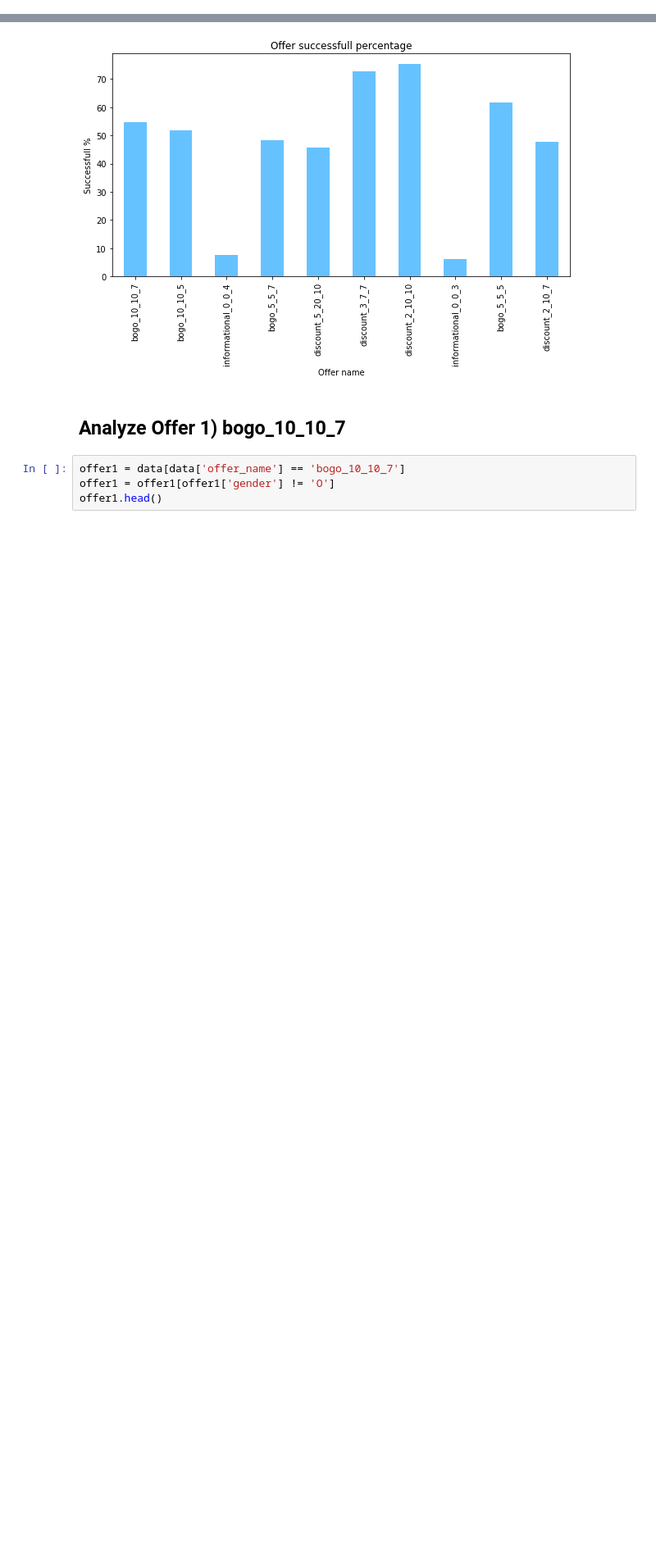
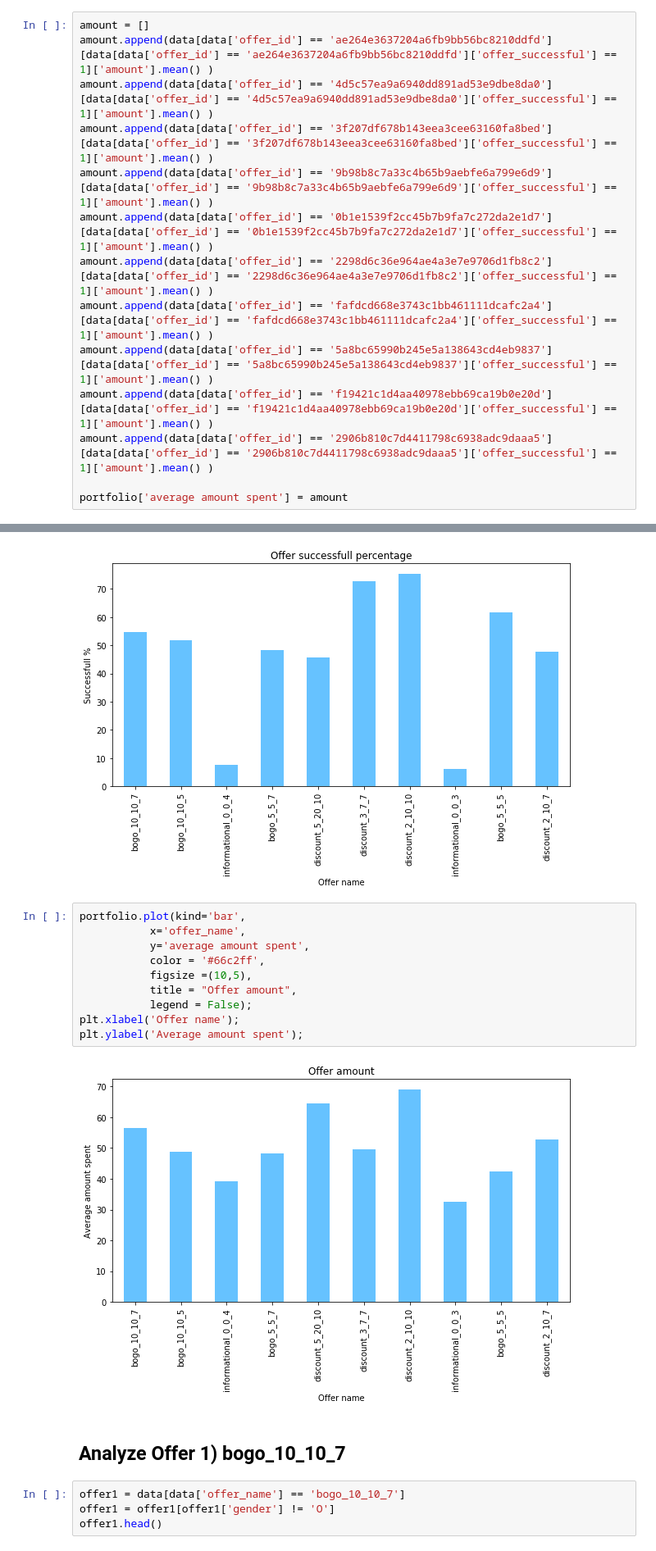
Before and after one commit to amitborkar98/Starbucks-capstone, a Jupyter notebook: Starbucks_Capstone_notebook.ipynb, the cells around one changed output, grey strips where cells are left out. Shown: that part at 82% size. Cells and saved outputs as stored; diff of their text form; blank space fills up the shorter version.

Commit message:
calculated average amount spent for each offer

```diff
--- a/Starbucks_Capstone_notebook.ipynb
+++ b/Starbucks_Capstone_notebook.ipynb
@@ -501,6 +501,20 @@ data.head()
 | 3 | f19421c1d4aa40978ebb69ca19b0e20d | 78afa995795e4d85b5d9ceeca43f5fef | 21.0 | 48.28 | 1 | 0 | 5 | 5 | ... |
 | 4 | 2906b810c7d4411798c6938adc9daaa5 | e2127556f4f64592b11af22de27a7932 | 0.0 | 0.00 | 0 | 0 | 2 | 10 | ... |
 5 rows × 21 columns
+# %%
+amount = []
+amount.append(data[data['offer_id'] == 'ae264e3637204a6fb9bb56bc8210ddfd'][data[data['offer_id'] == 'ae264e3637204a6fb9bb56bc8210ddfd']['offer_successful'] == 1]['amount'].mean() )
+amount.append(data[data['offer_id'] == '4d5c57ea9a6940dd891ad53e9dbe8da0'][data[data['offer_id'] == '4d5c57ea9a6940dd891ad53e9dbe8da0']['offer_successful'] == 1]['amount'].mean() )
+amount.append(data[data['offer_id'] == '3f207df678b143eea3cee63160fa8bed'][data[data['offer_id'] == '3f207df678b143eea3cee63160fa8bed']['offer_successful'] == 1]['amount'].mean() )
+amount.append(data[data['offer_id'] == '9b98b8c7a33c4b65b9aebfe6a799e6d9'][data[data['offer_id'] == '9b98b8c7a33c4b65b9aebfe6a799e6d9']['offer_successful'] == 1]['amount'].mean() )
+amount.append(data[data['offer_id'] == '0b1e1539f2cc45b7b9fa7c272da2e1d7'][data[data['offer_id'] == '0b1e1539f2cc45b7b9fa7c272da2e1d7']['offer_successful'] == 1]['amount'].mean() )
+amount.append(data[data['offer_id'] == '2298d6c36e964ae4a3e7e9706d1fb8c2'][data[data['offer_id'] == '2298d6c36e964ae4a3e7e9706d1fb8c2']['offer_successful'] == 1]['amount'].mean() )
+amount.append(data[data['offer_id'] == 'fafdcd668e3743c1bb461111dcafc2a4'][data[data['offer_id'] == 'fafdcd668e3743c1bb461111dcafc2a4']['offer_successful'] == 1]['amount'].mean() )
+amount.append(data[data['offer_id'] == '5a8bc65990b245e5a138643cd4eb9837'][data[data['offer_id'] == '5a8bc65990b245e5a138643cd4eb9837']['offer_successful'] == 1]['amount'].mean() )
+amount.append(data[data['offer_id'] == 'f19421c1d4aa40978ebb69ca19b0e20d'][data[data['offer_id'] == 'f19421c1d4aa40978ebb69ca19b0e20d']['offer_successful'] == 1]['amount'].mean() )
+amount.append(data[data['offer_id'] == '2906b810c7d4411798c6938adc9daaa5'][data[data['offer_id'] == '2906b810c7d4411798c6938adc9daaa5']['offer_successful'] == 1]['amount'].mean() )
+
+portfolio['average amount spent'] = amount
 # %%
 offers_list = []
 offers_list.append(data[data['offer_id'] == 'ae264e3637204a6fb9bb56bc8210ddfd']['offer_successful'].mean() * 100)
@@ -541,6 +555,18 @@ plt.xlabel('Offer name');
 plt.ylabel('Successfull %');
 # %% [output]
 [figure]
+# %%
+portfolio.plot(kind='bar',
+           x='offer_name',
+           y='average amount spent',
+           color = '#66c2ff',
+           figsize =(10,5),
+           title = "Offer amount",
+           legend = False);
+plt.xlabel('Offer name');
+plt.ylabel('Average amount spent');
+# %% [output]
+[figure, added]
 # %% [markdown]
 ## Analyze Offer 1) bogo_10_10_7
 # %%
```
Also changed, not shown: parts of 1 cell of this notebook.
